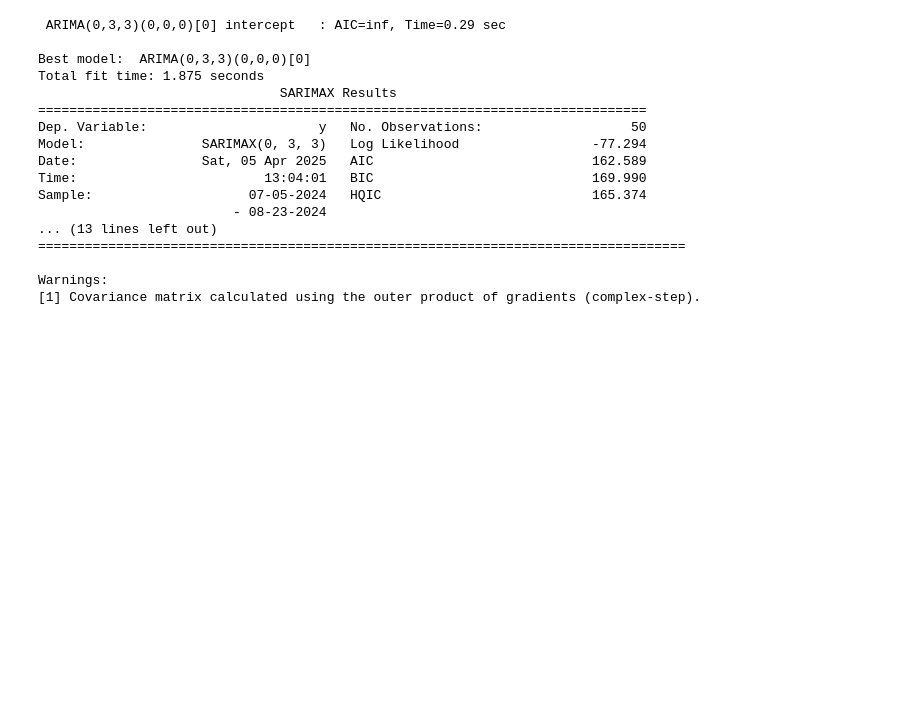
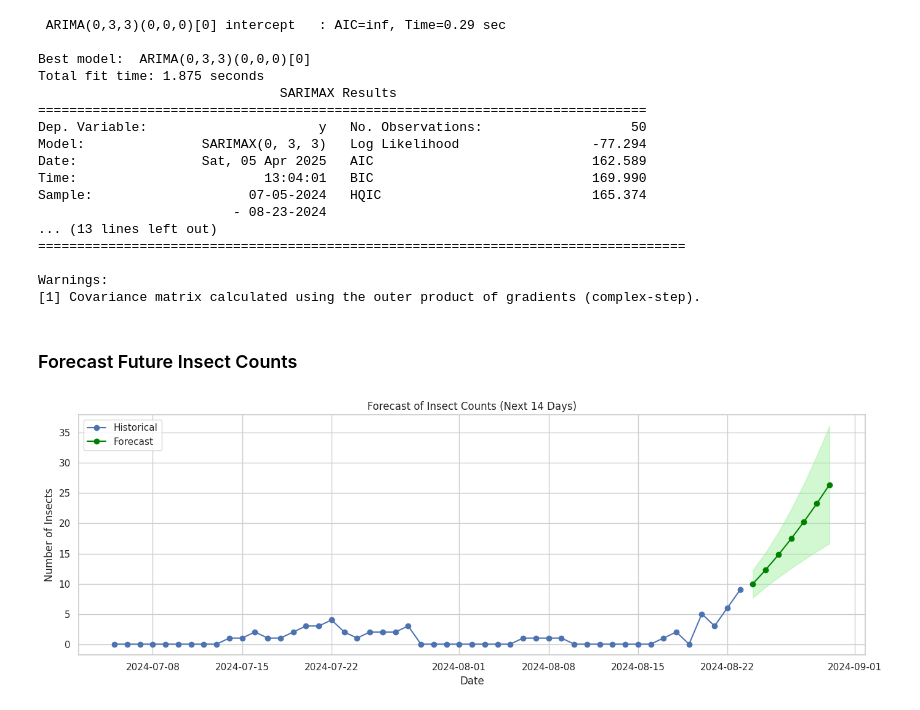
Before and after one commit to raz0208/Agritech-Pest-Prediction, a Jupyter notebook: Agritech_Pest_Prediction_Time_Series_Analysis.ipynb, the cells around one changed output. Saved outputs shown, nothing was run; the diff lists cells and outputs as text; code cells hidden in the pictures; blank space fills up the shorter version.

```diff
--- a/Agritech_Pest_Prediction_Time_Series_Analysis.ipynb
+++ b/Agritech_Pest_Prediction_Time_Series_Analysis.ipynb
@@ -260,3 +260,32 @@ Sample:                    07-05-2024   HQIC                           165.374
 
 Warnings:
 [1] Covariance matrix calculated using the outer product of gradients (complex-step).
+# %% [markdown]
+### Forecast Future Insect Counts
+# %%
+# Predicting number of insects for a specific time period
+n_periods = 7
+forecast, conf_int = model.predict(n_periods=n_periods, return_conf_int=True)
+forecast_index = pd.date_range(start=DateAgg_df.index[-1] + pd.Timedelta(days=1), periods=n_periods, freq='D')
+
+# Convert to DataFrame
+forecast_df = pd.DataFrame({
+    'Forecast': forecast,
+    'Lower_CI': conf_int[:, 0],
+    'Upper_CI': conf_int[:, 1]
+}, index=forecast_index)
+
+# Plot
+plt.figure(figsize=(14, 5))
+plt.plot(DateAgg_df.index, DateAgg_df['Number of Insects'], label='Historical', marker='o')
+plt.plot(forecast_df.index, forecast_df['Forecast'], label='Forecast', color='green', marker='o')
+plt.fill_between(forecast_df.index, forecast_df['Lower_CI'], forecast_df['Upper_CI'], color='lightgreen', alpha=0.4)
+plt.title('Forecast of Insect Counts (Next 14 Days)')
+plt.xlabel('Date')
+plt.ylabel('Number of Insects')
+plt.legend()
+plt.grid(True)
+plt.tight_layout()
+plt.show()
+# %% [output]
+[figure, added]
```
